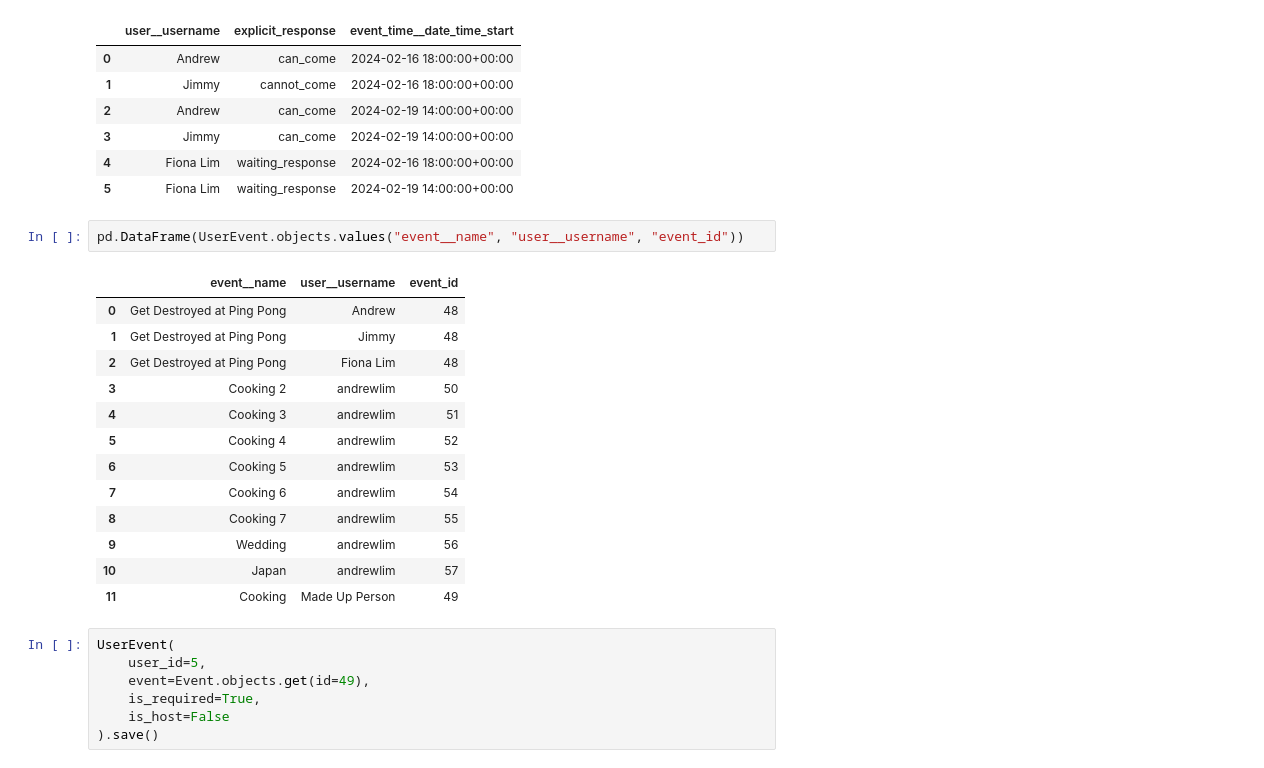
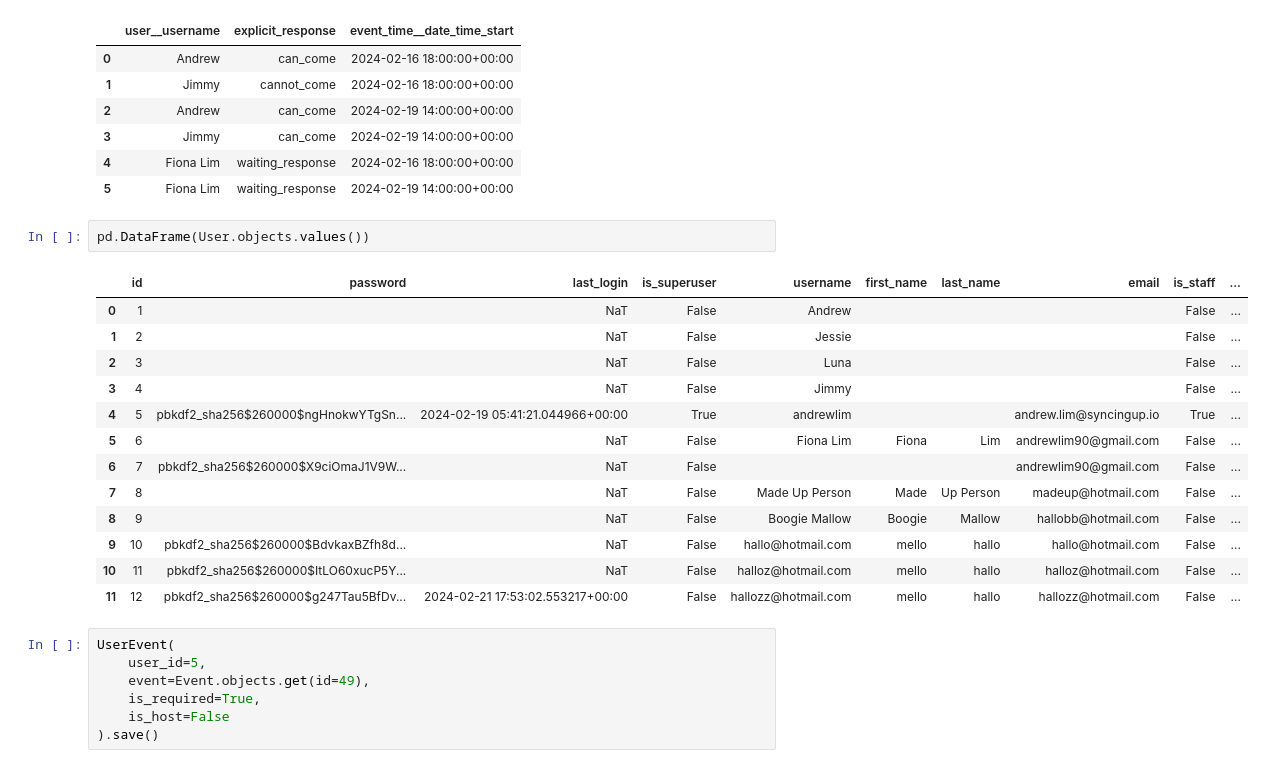
Before and after one commit to AndrewLim1990/event_scheduler, a Jupyter notebook: schedule_bot/development_scratch.ipynb, the cells around one changed output. Cells and saved outputs as stored; diff of their text form.

```diff
--- a/schedule_bot/development_scratch.ipynb
+++ b/schedule_bot/development_scratch.ipynb
@@ -40,21 +40,21 @@ pd.DataFrame(UserEventTime.objects.values("user__username", "explicit_response",
 | 4 | Fiona Lim | waiting_response | 2024-02-16 18:00:00+00:00 |
 | 5 | Fiona Lim | waiting_response | 2024-02-19 14:00:00+00:00 |
 # %%
-pd.DataFrame(UserEvent.objects.values("event__name", "user__username", "event_id"))
+pd.DataFrame(User.objects.values())
 # %% [output]
-|  | event__name | user__username | event_id |
-| 0 | Get Destroyed at Ping Pong | Andrew | 48 |
-| 1 | Get Destroyed at Ping Pong | Jimmy | 48 |
-| 2 | Get Destroyed at Ping Pong | Fiona Lim | 48 |
-| 3 | Cooking 2 | andrewlim | 50 |
-| 4 | Cooking 3 | andrewlim | 51 |
-| 5 | Cooking 4 | andrewlim | 52 |
-| 6 | Cooking 5 | andrewlim | 53 |
-| 7 | Cooking 6 | andrewlim | 54 |
-| 8 | Cooking 7 | andrewlim | 55 |
-| 9 | Wedding | andrewlim | 56 |
-| 10 | Japan | andrewlim | 57 |
-| 11 | Cooking | Made Up Person | 49 |
+|  | id | password | last_login | is_superuser | username | first_name | last_name | email | is_staff | ... |
+| 0 | 1 |  | NaT | False | Andrew |  |  |  | False | ... |
+| 1 | 2 |  | NaT | False | Jessie |  |  |  | False | ... |
+| 2 | 3 |  | NaT | False | Luna |  |  |  | False | ... |
+| 3 | 4 |  | NaT | False | Jimmy |  |  |  | False | ... |
+| 4 | 5 | pbkdf2_sha256$260000$ngHnokwYTgSn... | 2024-02-19 05:41:21.044966+00:00 | True | andrewlim |  |  | andrew.lim@syncingup.io | True | ... |
+| 5 | 6 |  | NaT | False | Fiona Lim | Fiona | Lim | andrewlim90@gmail.com | False | ... |
+| 6 | 7 | pbkdf2_sha256$260000$X9ciOmaJ1V9W... | NaT | False |  |  |  | andrewlim90@gmail.com | False | ... |
+| 7 | 8 |  | NaT | False | Made Up Person | Made | Up Person | madeup@hotmail.com | False | ... |
+| 8 | 9 |  | NaT | False | Boogie Mallow | Boogie | Mallow | hallobb@hotmail.com | False | ... |
+| 9 | 10 | pbkdf2_sha256$260000$BdvkaxBZfh8d... | NaT | False | hallo@hotmail.com | mello | hallo | hallo@hotmail.com | False | ... |
+| 10 | 11 | pbkdf2_sha256$260000$ItLO60xucP5Y... | NaT | False | halloz@hotmail.com | mello | hallo | halloz@hotmail.com | False | ... |
+| 11 | 12 | pbkdf2_sha256$260000$g247Tau5BfDv... | 2024-02-21 17:53:02.553217+00:00 | False | hallozz@hotmail.com | mello | hallo | hallozz@hotmail.com | False | ... |
 # %%
 UserEvent(
     user_id=5,
```
Also changed, not shown: 3 other files.
